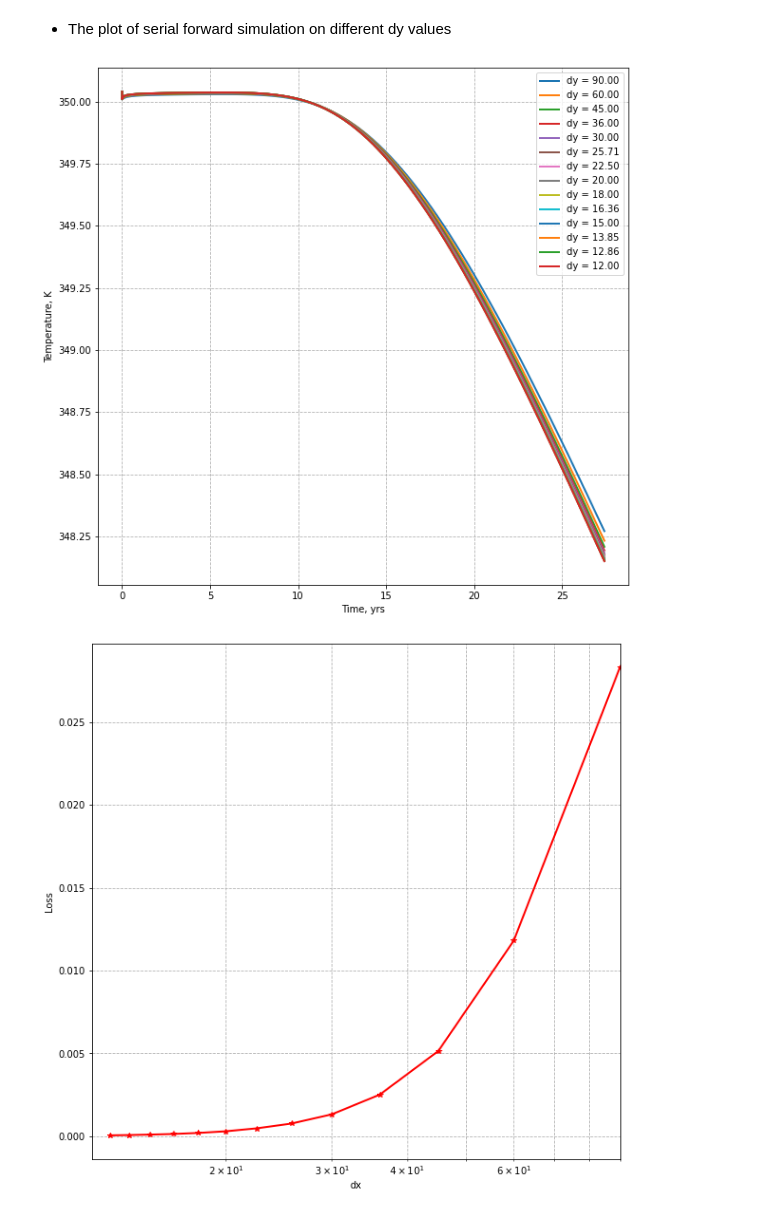
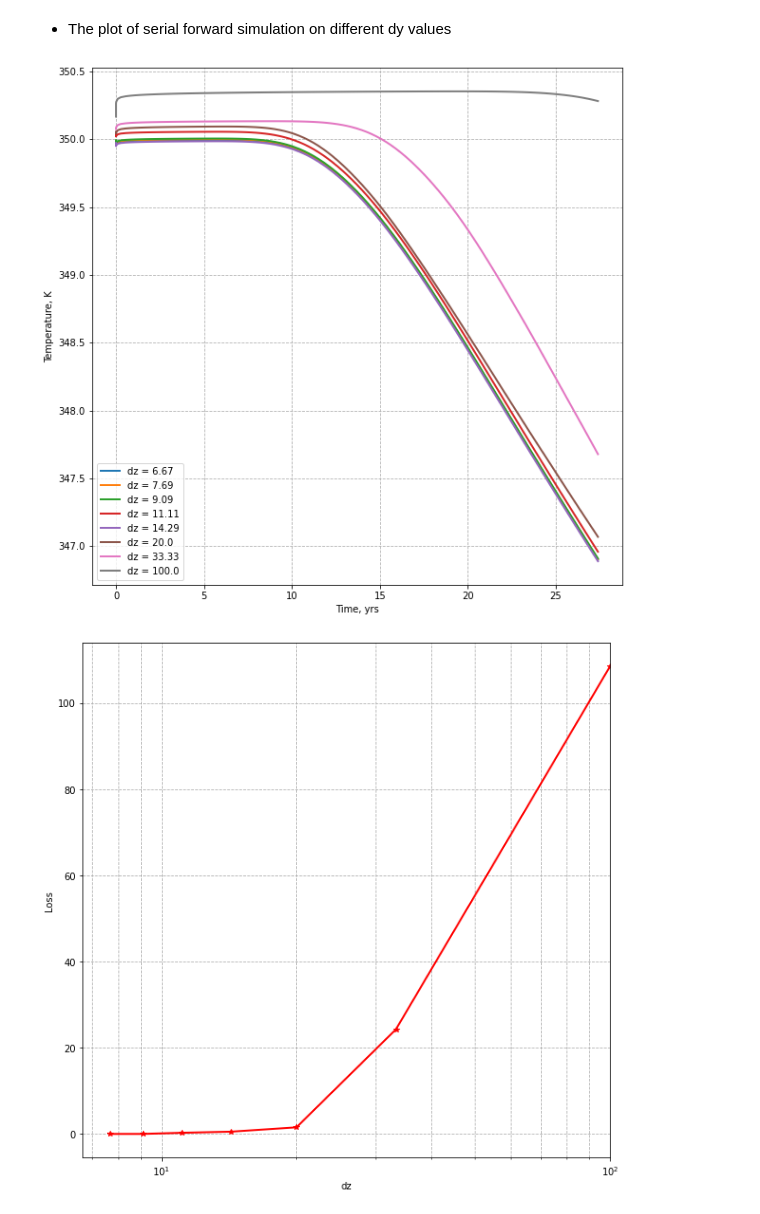
Before and after one commit to ychen1492/reference-simulation, a Jupyter notebook: he_resolution_visualization.ipynb, the cells around one changed output. Drawn from its saved outputs; the diff is of its cells as text; code cells hidden in the pictures.

```diff
--- a/he_resolution_visualization.ipynb
+++ b/he_resolution_visualization.ipynb
@@ -11,7 +11,7 @@ import numpy as np
 # %% [markdown]
 - The plot of serial foward simulations on different dx values
 # %%
-temperature = pd.read_csv('./SerialResolution/temperature_resolution_dx_he.csv')
+temperature = pd.read_csv('./SerialResolutionHo/temperature_resolution_dx.csv')
 time_arr = temperature['time'].to_numpy() / 365
 temperature.drop('time', inplace=True, axis=1)
 
@@ -30,0 +78,16 @@ axx[0].grid(visible=True, which='both',axis='both',linestyle='--')
+# %%
+temperature = pd.read_csv('./SerialResolutionLayered/temperature_resolution_dx.csv')
+time_arr = temperature['time'].to_numpy() / 365
+temperature.drop('time', inplace=True, axis=1)
+
+fig, ax = plt.subplots(1, 1,figsize=(10, 10))
+axx = fig.axes
+labels = []
+for col in range(len(temperature.columns)):
+    axx[0].plot(time_arr, temperature.iloc[:,col].to_numpy(), linewidth=2)
+    labels.append(r'dx = %s' % (temperature.columns[col]))
+# axx[0].grid()
+axx[0].legend(labels)
+axx[0].set_xlabel('Time, yrs')
+axx[0].set_ylabel('Temperature, K')
+axx[0].grid(visible=True, which='both',axis='both',linestyle='--')
@@ -58,0 +143,16 @@ axx[0].grid(visible=True, which='both',axis='both',linestyle='--')
+# %%
+temperature = pd.read_csv('./SerialResolutionHo/temperature_resolution_dy.csv')
+time_arr = temperature['time'].to_numpy() / 365
+temperature.drop('time', inplace=True, axis=1)
+
+fig, ax = plt.subplots(1, 1,figsize=(10, 10))
+axx = fig.axes
+labels = []
+for col in range(len(temperature.columns)):
+    axx[0].plot(time_arr, temperature.iloc[:,col].to_numpy(), linewidth=2)
+    labels.append(r'dy = %s' % (temperature.columns[col]))
+# axx[0].grid()
+axx[0].legend(labels)
+axx[0].set_xlabel('Time, yrs')
+axx[0].set_ylabel('Temperature, K')
+axx[0].grid(visible=True, which='both',axis='both',linestyle='--')
@@ -59,25 +205,25 @@ axx[0].grid(visible=True, which='both',axis='both',linestyle='--')
 # %% [markdown]
 - The plot of serial forward simulation on different dy values
 # %%
-temperature = pd.read_csv('./SerialResolution/temperature_resolution_dy_he.csv')
+temperature = pd.read_csv('./SerialResolution/temperature_resolution_dz_he.csv')
 time_arr = temperature['time'].to_numpy() / 365
 temperature.drop('time', inplace=True, axis=1)
 
 fig, ax = plt.subplots(1, 1,figsize=(10, 10))
 axx = fig.axes
 labels = []
 for col in range(len(temperature.columns)):
     axx[0].plot(time_arr, temperature.iloc[:,col].to_numpy(), linewidth=2)
-    labels.append(r'dy = %s' % (temperature.columns[col]))
+    labels.append(r'dz = %s' % (temperature.columns[col]))
 # axx[0].grid()
 axx[0].legend(labels)
 axx[0].set_xlabel('Time, yrs')
 axx[0].set_ylabel('Temperature, K')
 axx[0].grid(visible=True, which='both',axis='both',linestyle='--')
 # %% [output]
-[figure, old version]
+[figure, new version]
 # %%
-temperature = pd.read_csv('./SerialResolution/temperature_resolution_dy_he.csv')
+temperature = pd.read_csv('./SerialResolution/temperature_resolution_dz_he.csv')
 temperature.drop('time', inplace=True, axis=1)
 temperature.columns = [float(x) for x in temperature.columns]
 temperature = temperature.reindex(sorted(temperature.columns), axis=1)
@@ -97,10 +243,10 @@ fig, ax = plt.subplots(1, 1,figsize=(10, 10))
 axx = fig.axes
 
 axx[0].plot(dy[1:], differences, linewidth=2, color='r', marker='*')
-axx[0].set_xlabel('dx')
+axx[0].set_xlabel('dz')
 axx[0].set_xscale('log')
 axx[0].set_xlim(min(dy), max(dy))
 axx[0].set_ylabel('Loss')
 axx[0].grid(visible=True, which='both',axis='both',linestyle='--')
 # %% [output]
-[figure, old version]
+[figure, new version]
```
Also changed, not shown: parts of 9 cells of this notebook, 4 other files.
